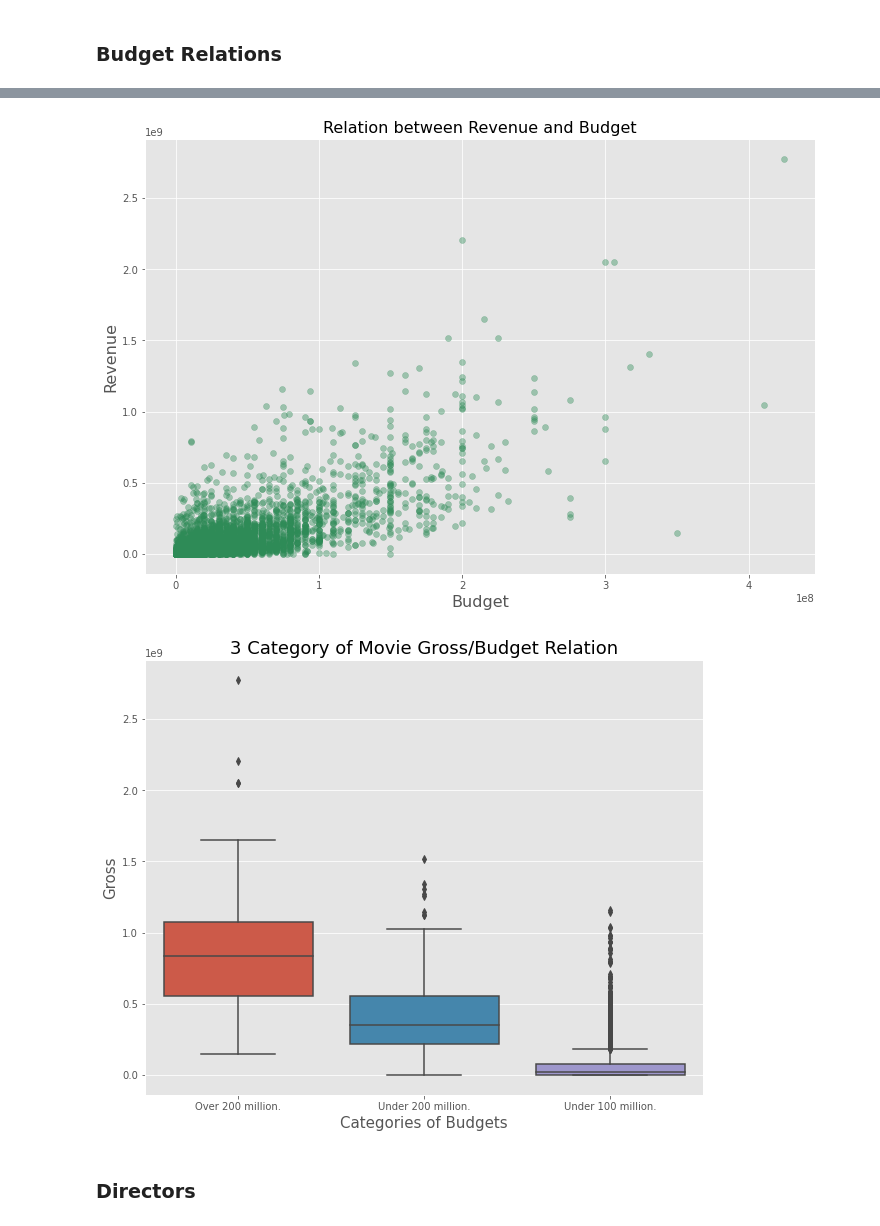
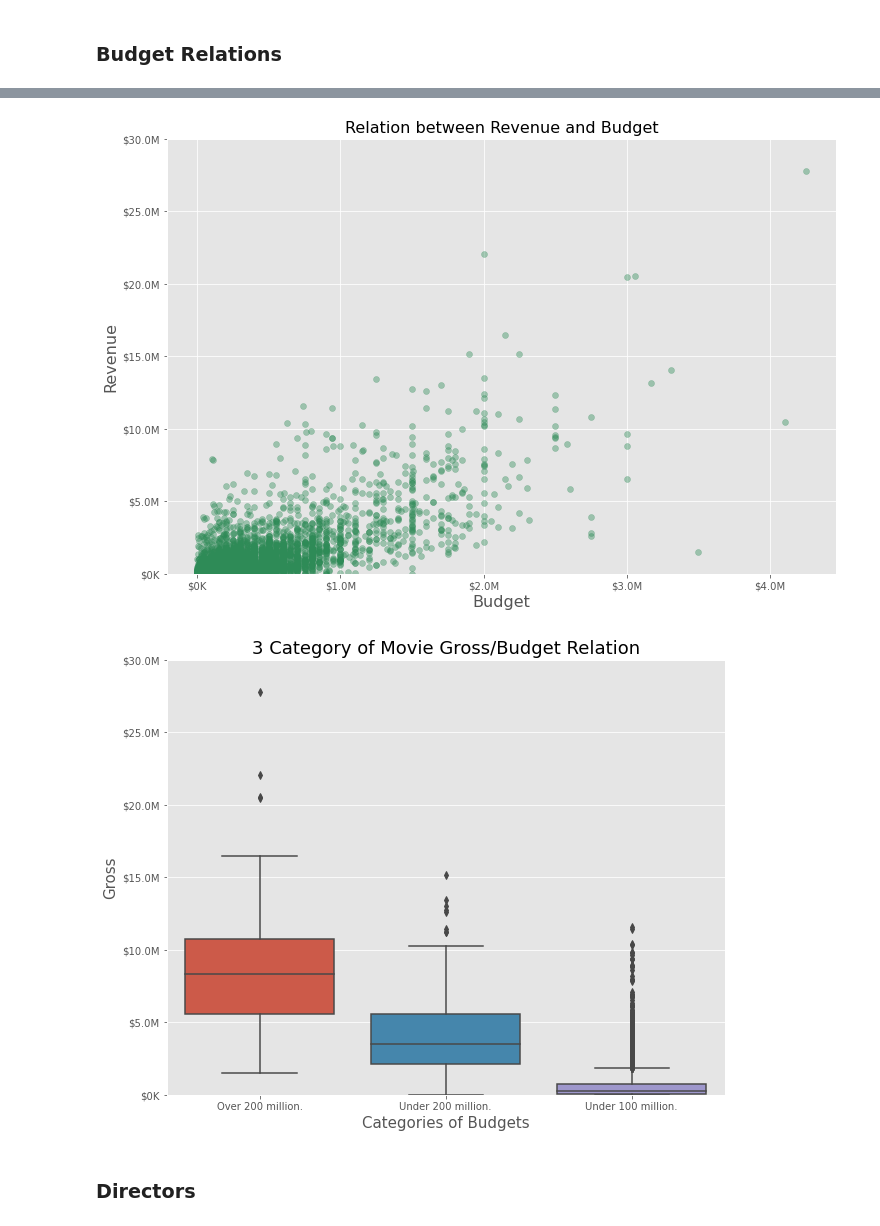
Before and after one commit to artificial126/dsc-phase-1-project, a Jupyter notebook: student.ipynb, the cells around one changed output, grey strips where cells are left out. Drawn from its saved outputs; the diff is of its cells as text; code cells hidden in the pictures.

```diff
--- a/student.ipynb
+++ b/student.ipynb
@@ -347,4 +386,13 @@ df_budgets
 5782 rows × 7 columns
+# %%
+#Creating million$ function.
+def cur_million(x, pos):
+    """The two args are the value and tick position"""
+    if x >= 1e8:
+        s = '${:1.1f}M'.format(x*1e-8)
+    else:
+        s = '${:1.0f}K'.format(x*1e-2)
+    return s
 # %%
 #Creating scatterplot to see relationship between budget and gross.
 
@@ -353,20 +401,25 @@ ax.scatter(df_budgets['production_budget'],df_budgets['worldwide_gross'] ,c='sea
 ax.set_title('Relation between Revenue and Budget',fontsize=16)
 ax.set_xlabel('Budget',fontsize=16)
 ax.set_ylabel('Revenue',fontsize=16)
+ax.set(ylim=[0,3000000000])
+ax.yaxis.set_major_formatter(cur_million)
+ax.xaxis.set_major_formatter(cur_million)
 plt.show()
 # %% [output]
-[figure, old version]
+[figure, new version]
 # %%
 #Creating boxplot for 3 different budget category.
 
 fig, ax = plt.subplots(figsize = (10,8))
 ax = sns.boxplot(x='split_budget',y='worldwide_gross',data=df_budgets)
 ax.set_xlabel('Categories of Budgets', fontsize = 15)
 ax.set_ylabel ('Gross', fontsize = 15)
 ax.set_title('3 Category of Movie Gross/Budget Relation', fontsize = 18)
+ax.set(ylim=[0,3000000000])
+ax.yaxis.set_major_formatter(cur_million)
 plt.show()
 # %% [output]
-[figure, old version]
+[figure, new version]
 # %% [markdown]
 ### Directors
 # %%
```
Also changed, not shown: parts of 15 cells of this notebook, 3 other files.
